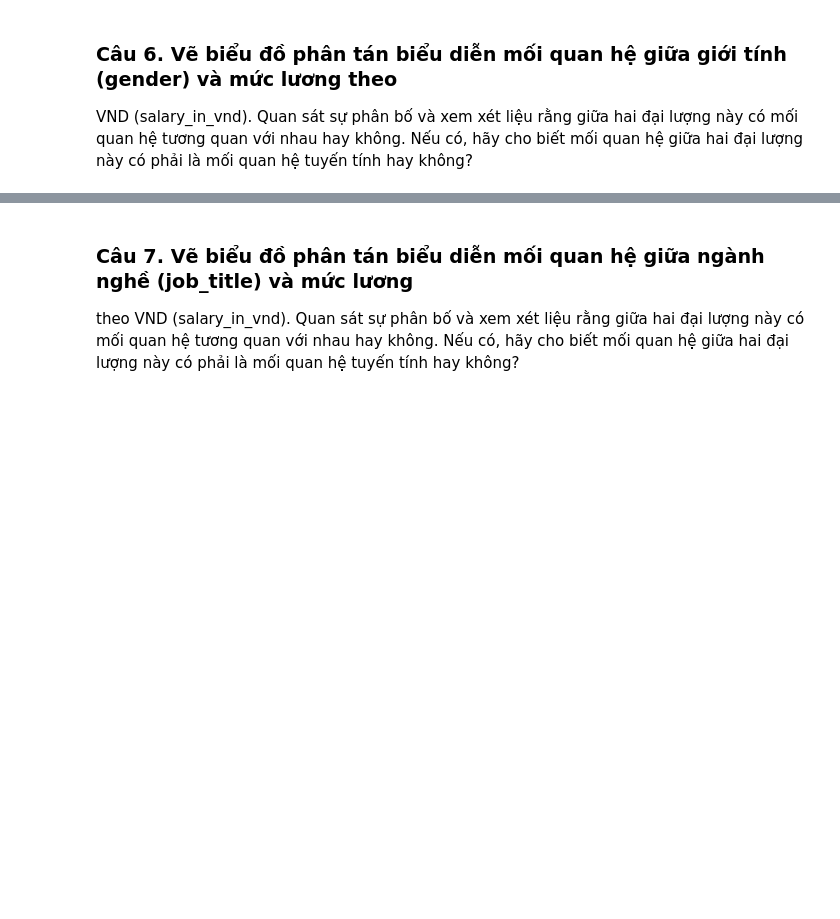
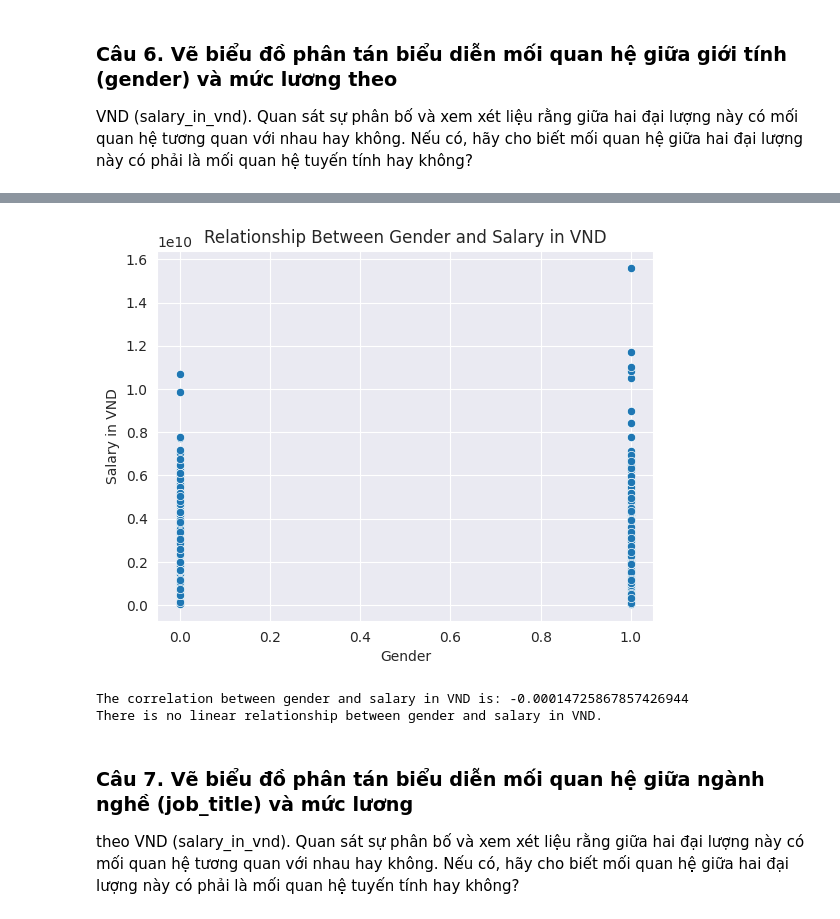
Before and after one commit to phat072/IE221_LAB, a Jupyter notebook: Tuan4/pandas_mat.ipynb, the cells around one changed output, grey strips where cells are left out. Drawn from its saved outputs; the diff is of its cells as text; code cells hidden in the pictures; blank space fills up the shorter version.

```diff
--- a/Tuan4/pandas_mat.ipynb
+++ b/Tuan4/pandas_mat.ipynb
@@ -137,26 +144,30 @@ Requirement already satisfied: six>=1.5 in c:\users\phan phat\appdata\roaming\py
 # %%
-# import seaborn as sns
+import seaborn as sns
 
-# # Create a scatter plot
-# sns.scatterplot(x='gender', y='salary_in_vnd', data=df)
+# Create a scatter plot
+sns.scatterplot(x='gender', y='salary_in_vnd', data=df)
 
-# plt.title('Relationship Between Gender and Salary in VND')
-# plt.xlabel('Gender')
-# plt.ylabel('Salary in VND')
+plt.title('Relationship Between Gender and Salary in VND')
+plt.xlabel('Gender')
+plt.ylabel('Salary in VND')
 
-# plt.show()
+plt.show()
 
-# # Calculate the correlation coefficient
-# correlation = df['gender'].corr(df['salary_in_vnd'])
+# Calculate the correlation coefficient
+correlation = df['gender'].corr(df['salary_in_vnd'])
 
-# print(f"The correlation between gender and salary in VND is: {correlation}")
+print(f"The correlation between gender and salary in VND is: {correlation}")
 
-# if -0.1 < correlation < 0.1:
-#     print("There is no linear relationship between gender and salary in VND.")
-# elif correlation > 0:
-#     print("There is a positive linear relationship between gender and salary in VND.")
-# else:
-#     print("There is a negative linear relationship between gender and salary in VND.")
+if -0.1 < correlation < 0.1:
+    print("There is no linear relationship between gender and salary in VND.")
+elif correlation > 0:
+    print("There is a positive linear relationship between gender and salary in VND.")
+else:
+    print("There is a negative linear relationship between gender and salary in VND.")
+# %% [output]
+[figure, added]
+The correlation between gender and salary in VND is: -0.00014725867857426944
+There is no linear relationship between gender and salary in VND.
 # %% [markdown]
 ### Câu 7. Vẽ biểu đồ phân tán biểu diễn mối quan hệ giữa ngành nghề (job_title) và mức lương
 theo VND (salary_in_vnd). Quan sát sự phân bố và xem xét liệu rằng giữa hai đại lượng này
```
Also changed, not shown: parts of 32 cells of this notebook.
